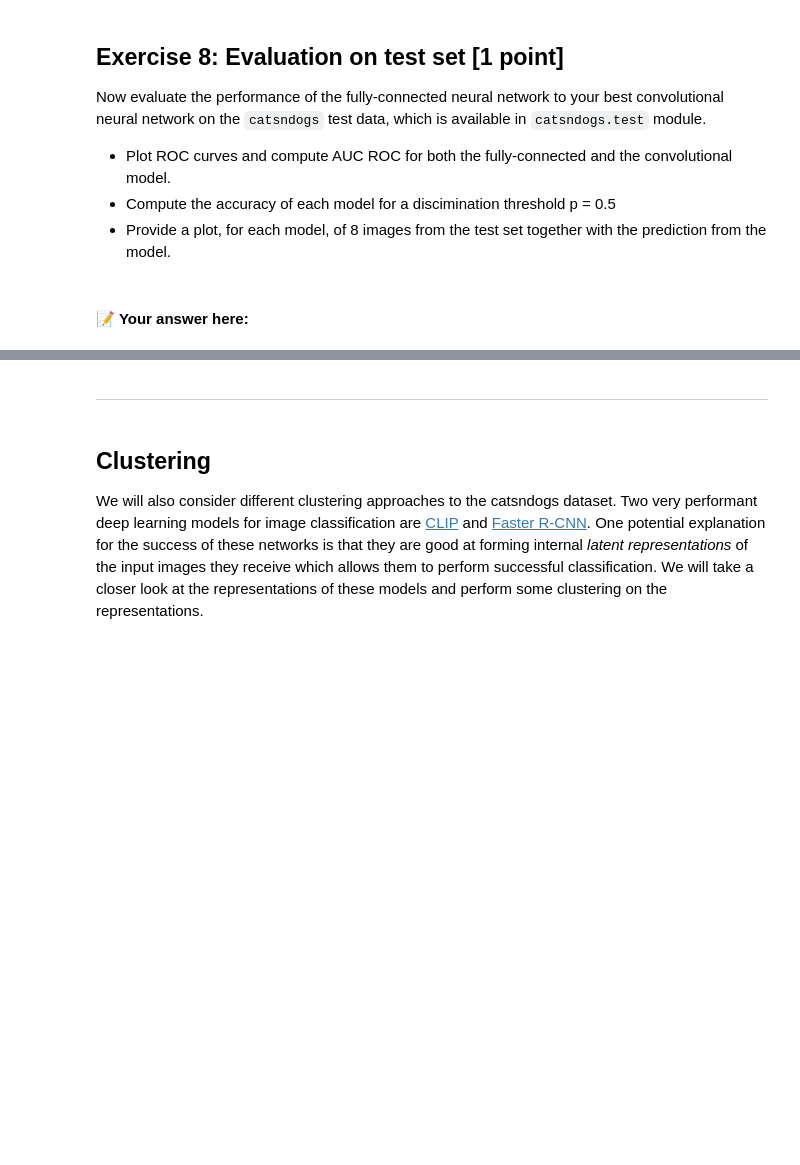
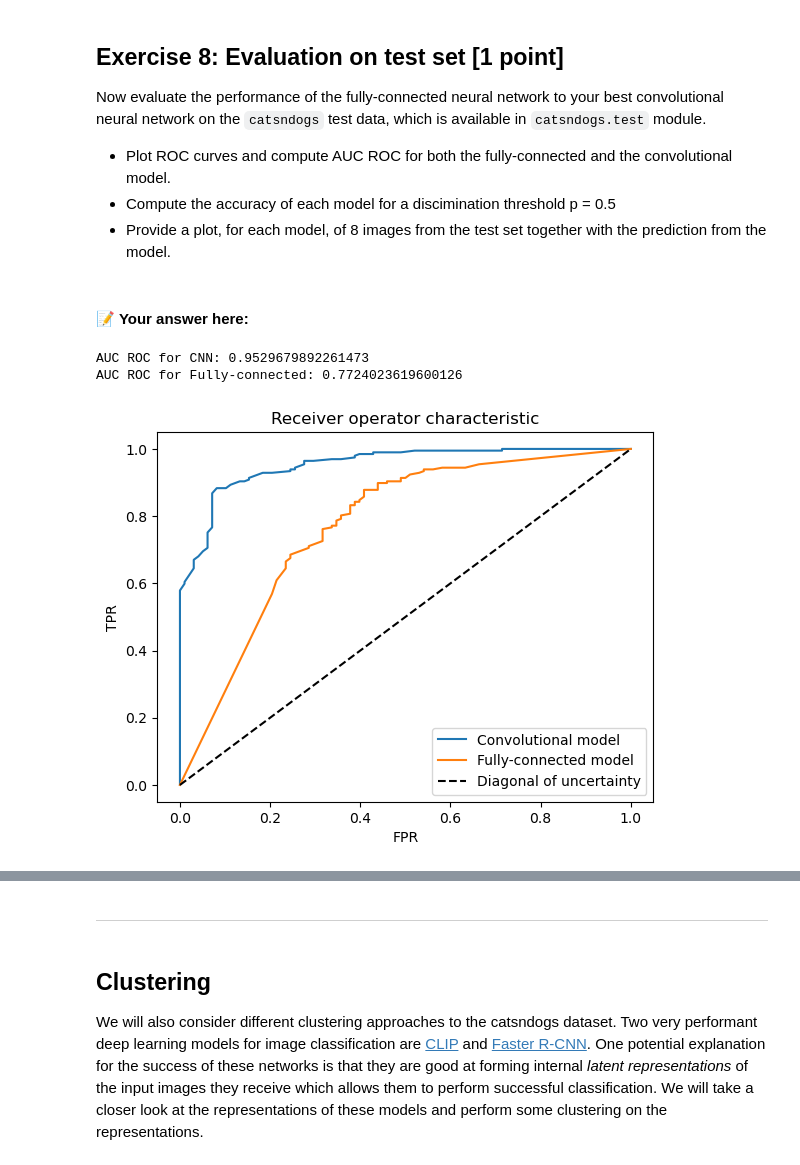
Before and after one commit to maximiliann97/TDA233-Algoritms-ML, a Jupyter notebook: HW3_2023.ipynb, the cells around one changed output, grey strips where cells are left out. Drawn from its saved outputs; the diff is of its cells as text; code cells hidden in the pictures; blank space fills up the shorter version.

```diff
--- a/HW3_2023.ipynb
+++ b/HW3_2023.ipynb
@@ -926,14 +909,17 @@ def receiver_operating_characteristic(model,
         fp_list.append(fp)
         tn_list.append(tn)
         fn_list.append(fn)
+        num_positives = (np.array(tp_list) + np.array(fn_list))
+        num_negatives = (np.array(fp_list) + np.array(tn_list))
 
-    tpr = np.array(tp_list) / (np.array(tp_list) + np.array(fn_list))
-    fpr = np.array(fp_list) / (np.array(fp_list) + np.array(tn_list))
+    tpr = np.array(tp_list) / num_positives
+    fpr = np.array(fp_list) / num_negatives
 
 
-    return (fpr, tpr)
+
+    return fpr, tpr, num_positives, num_negatives
 # %%
-fpr, tpr = receiver_operating_characteristic(fc_model, validation_loader_catsndogs, np.linspace(0, 1, 101))
+fpr, tpr, num_pos, num_neg = receiver_operating_characteristic(fc_model, validation_loader_catsndogs, np.linspace(0, 1, 101))
 
 def plot_ROC(fpr,tpr):
     """
@@ -1152,3 +1138,31 @@ Now evaluate the performance of the fully-connected neural network to your best
 - Provide a plot, for each model, of 8 images from the test set together with the prediction from the model.
 # %% [markdown]
 #### 📝 Your answer here:
+# %%
+def plot_2ROC(fpr1,tpr1,fpr2,tpr2):
+    """
+    Plots ROC curve
+
+    Arguments:
+        fpr: array-like containing false positive rates
+        tpr: array-like containing true positive rates
+
+    """
+    x = np.linspace(0, 1, 101)
+    f, ax = plt.subplots(1, 1)
+    ax.plot(fpr_cnn, tpr_cnn)
+    ax.plot(fpr, tpr)
+    ax.plot(x, x, c="k", ls="--")
+    ax.set_ylabel("TPR")
+    ax.set_xlabel("FPR")
+    ax.set_title("Receiver operator characteristic")
+    ax.legend(['Convolutional model', 'Fully-connected model', 'Diagonal of uncertainty'])
+# %%
+fpr_cnn, tpr_cnn, fp_cnn, fn_cnn = receiver_operating_characteristic(model, validation_loader_catsndogs, np.linspace(0, 1, 101))
+# %%
+plot_2ROC(fpr_cnn,tpr_cnn, fpr, tpr)
+print('AUC ROC for CNN: {} \nAUC ROC for Fully-connected: {}'.format(auc_roc(fpr_cnn, tpr_cnn), auc_roc(fpr, tpr)))
+# %% [output]
+AUC ROC for CNN: 0.9529679892261473
+AUC ROC for Fully-connected: 0.7724023619600126
+[figure, added]
```
Also changed, not shown: parts of 18 cells of this notebook.
